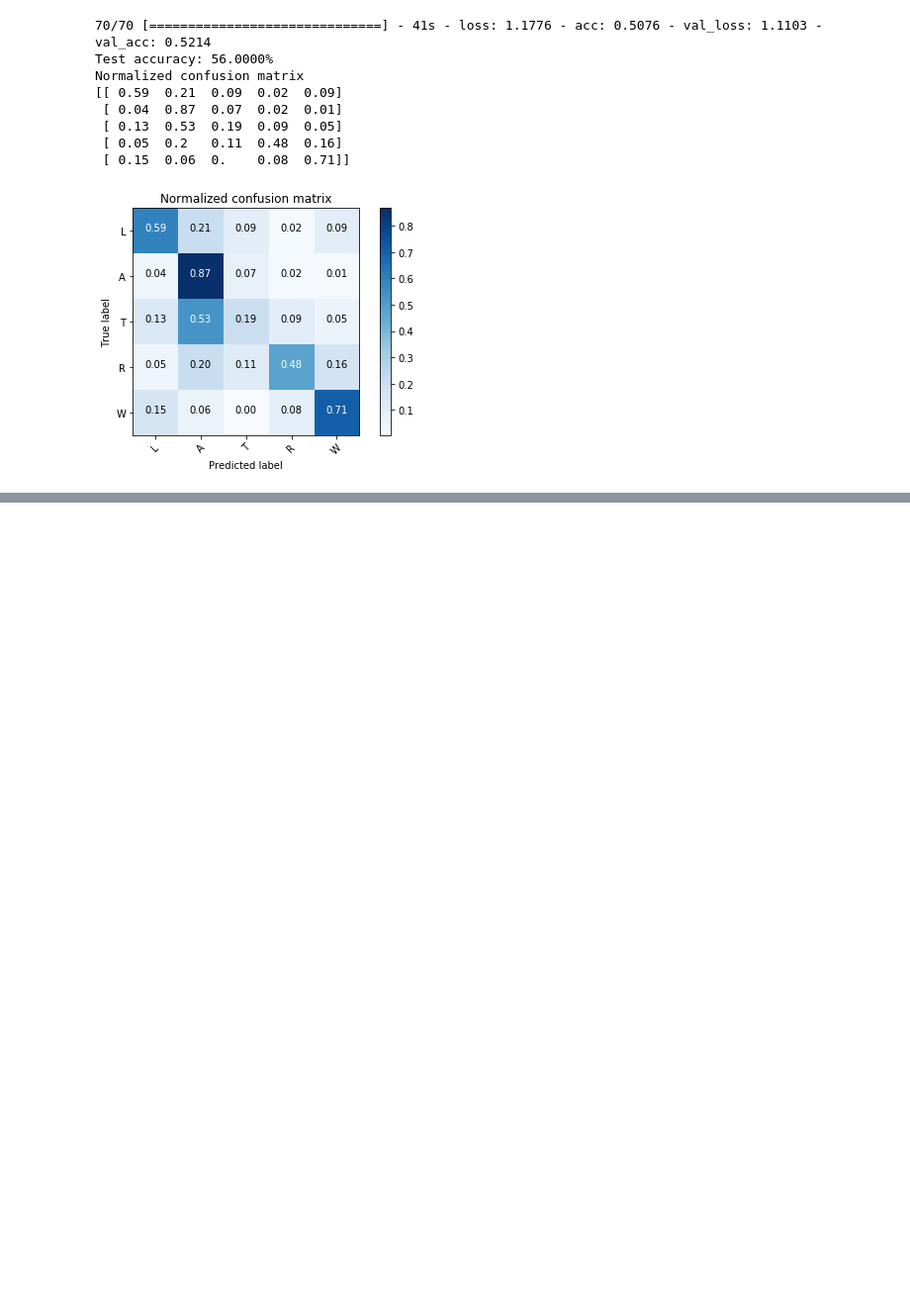
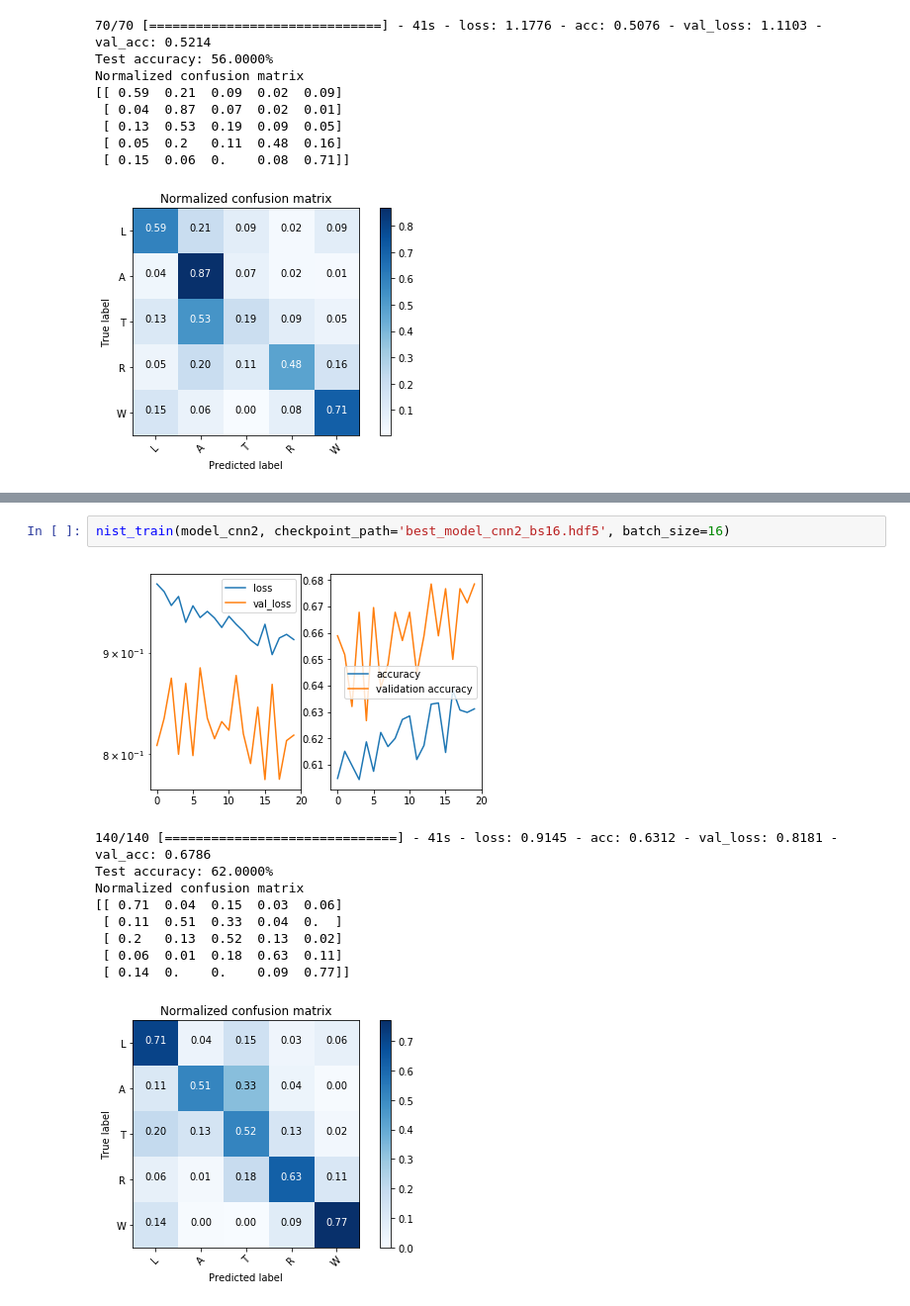
Before and after one commit to tibaes/capstone, a Jupyter notebook: project.ipynb, the cells around one changed output, grey strips where cells are left out. Shown at 99% size. Saved outputs shown, nothing was run; the diff lists cells and outputs as text; blank space fills up the shorter version.

```diff
--- a/project.ipynb
+++ b/project.ipynb
@@ -406,0 +424,13 @@ Normalized confusion matrix
+# %%
+nist_train(model_cnn2, checkpoint_path='best_model_cnn2_bs16.hdf5', batch_size=16)
+# %% [output]
+[figure, added]
+140/140 [==============================] - 41s - loss: 0.9145 - acc: 0.6312 - val_loss: 0.8181 - val_acc: 0.6786
+Test accuracy: 62.0000%
+Normalized confusion matrix
+[[ 0.71  0.04  0.15  0.03  0.06]
+ [ 0.11  0.51  0.33  0.04  0.  ]
+ [ 0.2   0.13  0.52  0.13  0.02]
+ [ 0.06  0.01  0.18  0.63  0.11]
+ [ 0.14  0.    0.    0.09  0.77]]
+[figure, added]
```
Also changed, not shown: parts of 5 cells of this notebook.
